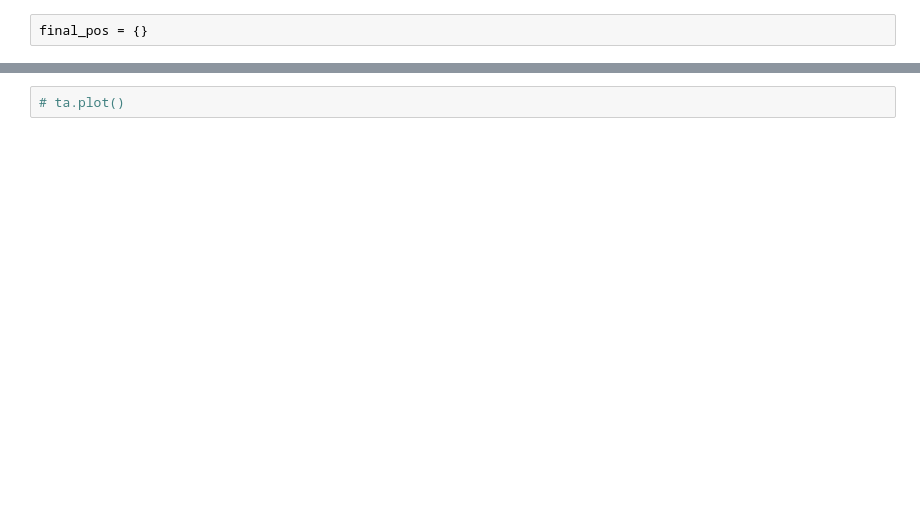
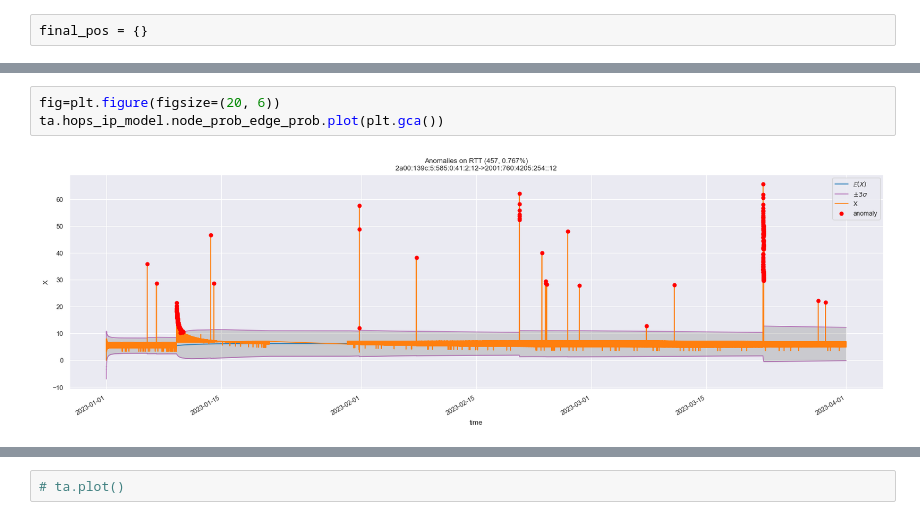
Before and after one commit to Eldeeqq/traced, a Jupyter notebook: notebooks/analysis_fixed_src_dest-refactor.ipynb, the cells around one changed output, grey strips where cells are left out. Cells and saved outputs as stored; diff of their text form; blank space fills up the shorter version.

```diff
--- a/notebooks/analysis_fixed_src_dest-refactor.ipynb
+++ b/notebooks/analysis_fixed_src_dest-refactor.ipynb
@@ -113,3 +309,8 @@ ta.hops_ip_model.plot_graph(fig.gca(), node_layout=final_pos)
+# %%
+fig=plt.figure(figsize=(20, 6))
+ta.hops_ip_model.node_prob_edge_prob.plot(plt.gca())
+# %% [output]
+[figure, added]
 # %%
 fig = plt.figure(figsize=(12, 5))
 ta.destination_reached_model.plot(plt.gca())
```
Also changed, not shown: parts of 109 cells of this notebook, 11 other files.
